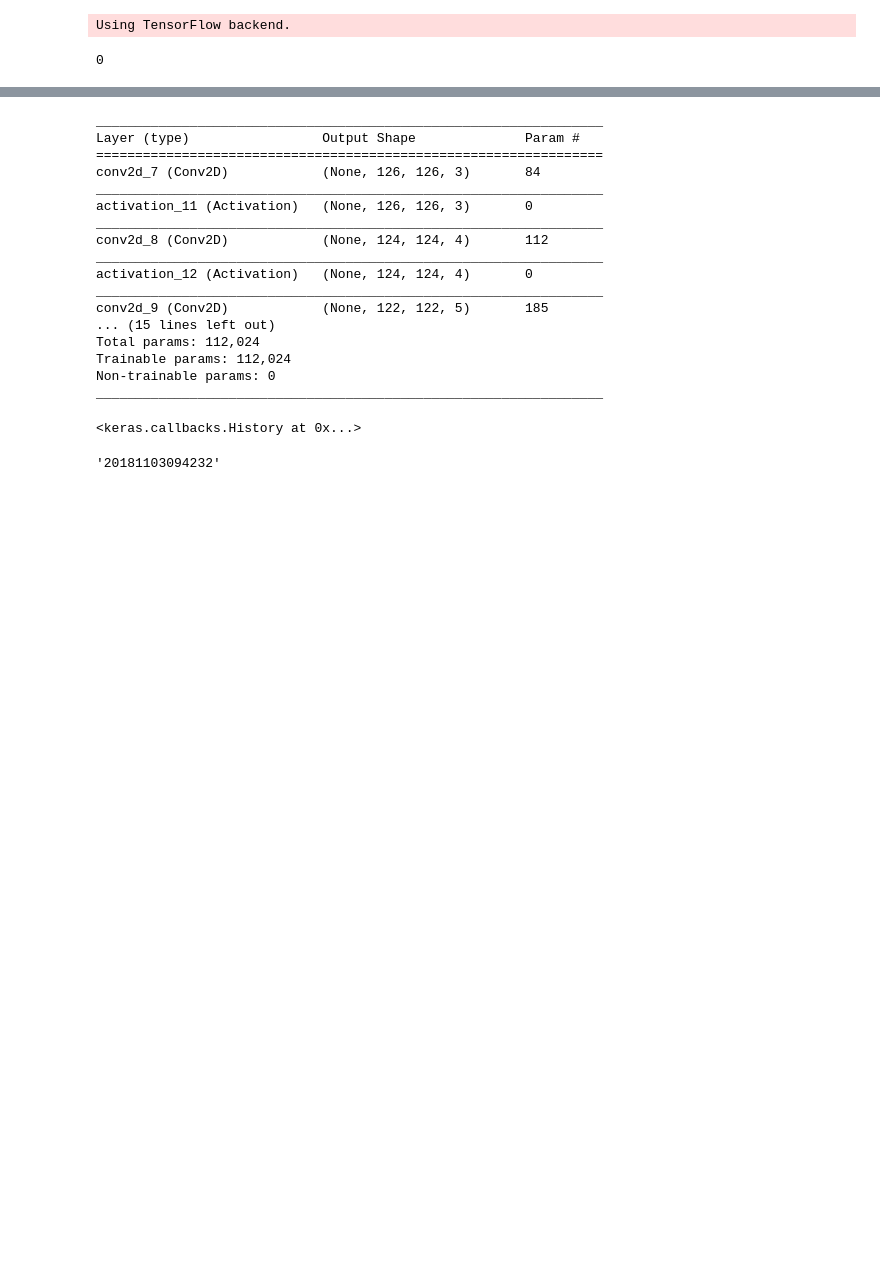
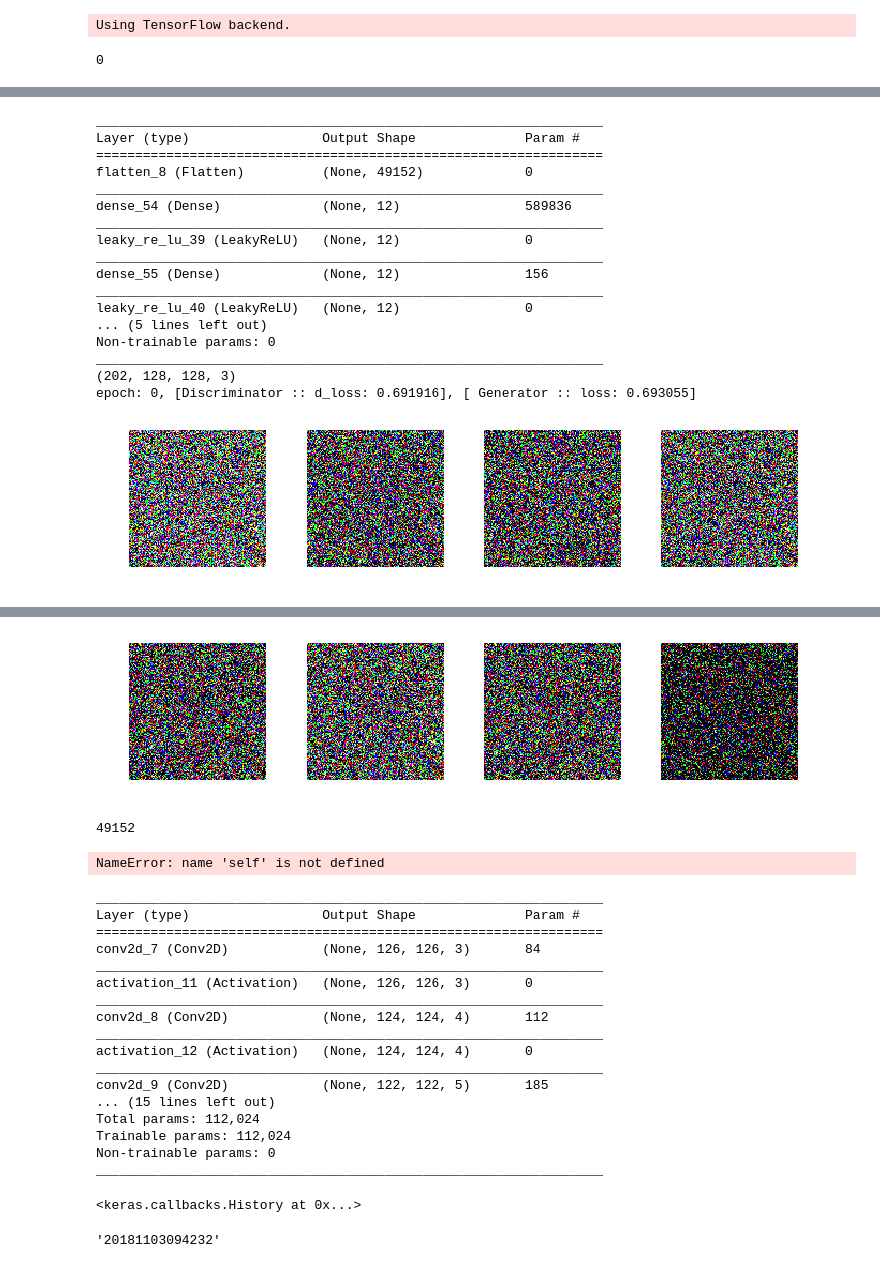
Before and after one commit to ppmdatix/ChallengeIA, a Jupyter notebook: essais.ipynb, the cells around one changed output, grey strips where cells are left out. Saved outputs shown, nothing was run; the diff lists cells and outputs as text; code cells hidden in the pictures; blank space fills up the shorter version.

```diff
--- a/essais.ipynb
+++ b/essais.ipynb
@@ -33,0 +66,14 @@ p.to_csv("mix5-11.csv",sep=";")
+# %%
+p = {'lr': (0.5, 5, 10),
+     'first_neuron':[4, 8, 16, 32, 64],
+     'hidden_layers':[0, 1, 2],
+     'batch_size': (2, 30, 10),
+     'epochs': [150],
+     'dropout': (0, 0.5, 5),
+     'weight_regulizer':[None],
+     'emb_output_dims': [None],
+     'shape':['brick','long_funnel'],
+     'optimizer': ["adam", "SGD", "RMSprop"],
+     'losses': ["logcosh", "binary_crossentropy"],
+     'activation':["relu", "elu"],
+     'last_activation': ["sigmoid"]}
@@ -85,8 +142,8 @@ elif some:
     training_size = 1000
     testing_size = float("inf")
 else:
-    training_size = 10
-    testing_size = 10
+    training_size = 100
+    testing_size = 100
 
 
 train_path = PATH +"/" + data_train_path_target + "target/"
@@ -224,0 +390,22 @@ array([0., 0., 0., 0., 0., 0., 0., 0., 0., 0., 0., 0., 0., 0., 0., 0., 0.,
+# %%
+gan = GAN()
+gan.train(XTRAIN)
+# %% [output]
+_________________________________________________________________
+Layer (type)                 Output Shape              Param #
+=================================================================
+flatten_8 (Flatten)          (None, 49152)             0
+_________________________________________________________________
+dense_54 (Dense)             (None, 12)                589836
+_________________________________________________________________
+leaky_re_lu_39 (LeakyReLU)   (None, 12)                0
+_________________________________________________________________
+dense_55 (Dense)             (None, 12)                156
+_________________________________________________________________
+leaky_re_lu_40 (LeakyReLU)   (None, 12)                0
+... (5 lines left out)
+Non-trainable params: 0
+_________________________________________________________________
+(202, 128, 128, 3)
+epoch: 0, [Discriminator :: d_loss: 0.691916], [ Generator :: loss: 0.693055]
+[figure, added]
@@ -224,0 +414,5 @@ array([0., 0., 0., 0., 0., 0., 0., 0., 0., 0., 0., 0., 0., 0., 0., 0., 0.,
+[figure, added]
+# %%
+128 * 128 * 3
+# %% [output]
+49152
@@ -225,3 +462,19 @@ array([0., 0., 0., 0., 0., 0., 0., 0., 0., 0., 0., 0., 0., 0., 0., 0., 0.,
+# %%
+def stacked_G_D(self):
+    self.D.trainable = False ## this freezes the weight, keep
+                             ## reading to understand why this is
+                             ## necessary
+    model = Sequential()
+    model.add(self.G)
+    model.add(self.D)
+    return model
+### I need to compile the stacked model, so that a new instance of
+### the discriminator is created with the frozen parameters.
+self.stacked_G_D = self.stacked_G_D()
+self.stacked_G_D.compile(loss='binary_crossentropy', \
+     optimizer=self.OPTIMIZER)
+# %% [output]
+NameError: name 'self' is not defined
 # %%
 EPOCHS = 150
 BATCH_SIZE = 200
```
Also changed, not shown: parts of 11 cells of this notebook, 2 other files.
